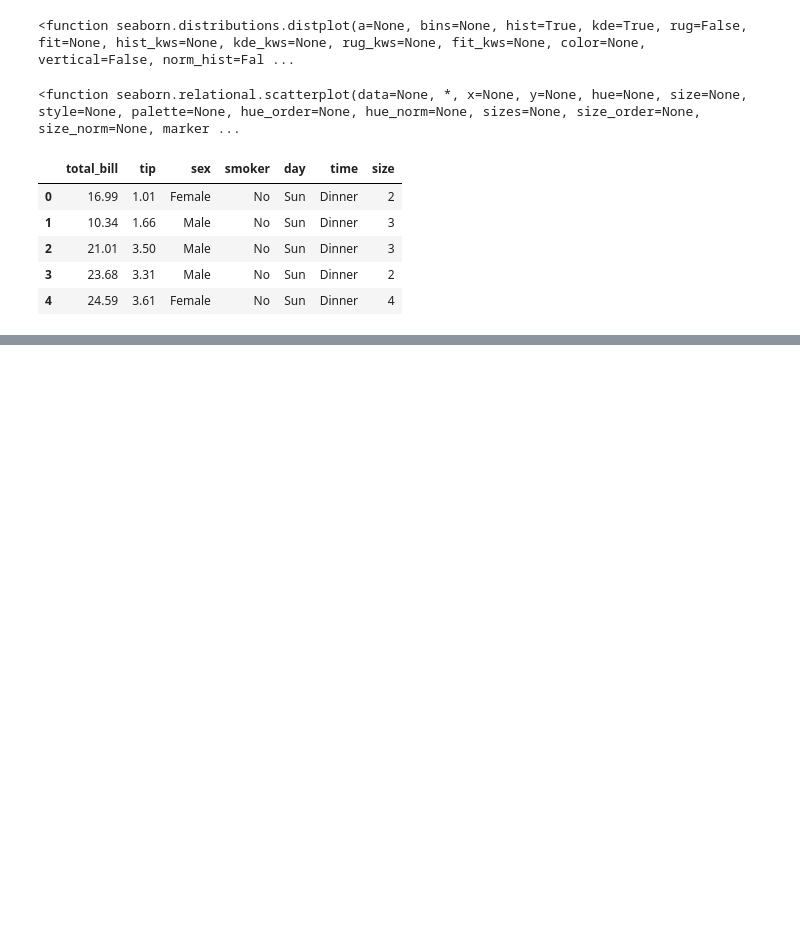
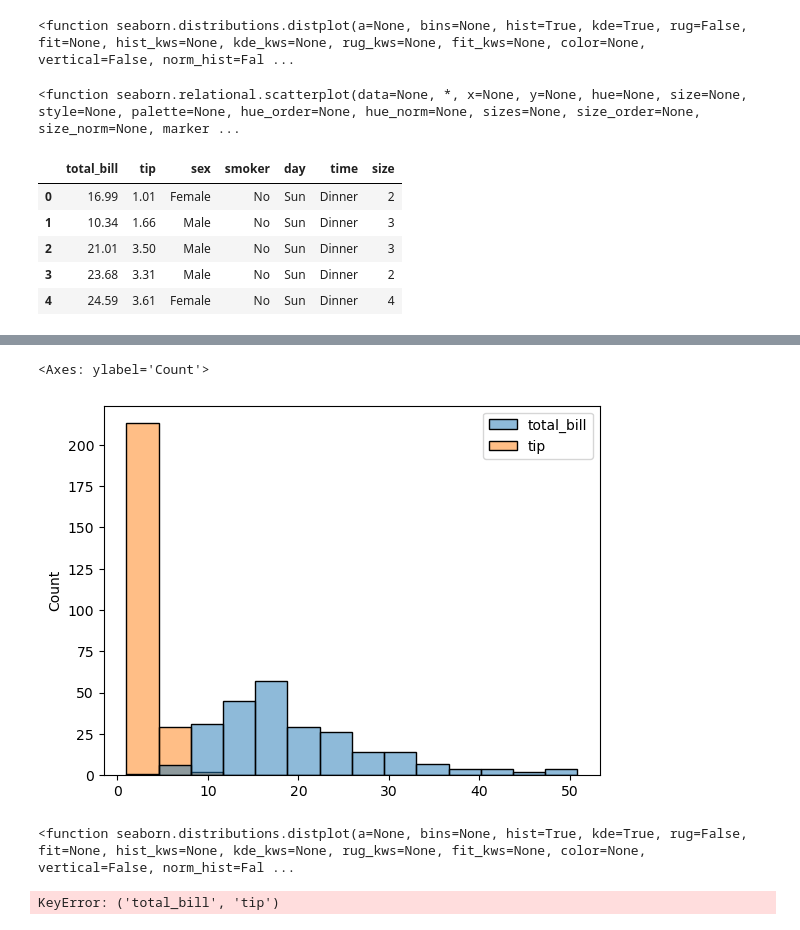
Before and after one commit to layla-focalors/pandas_learning, a Jupyter notebook: Ptest-1N19/Day2.ipynb, the cells around one changed output, grey strips where cells are left out. Drawn from its saved outputs; the diff is of its cells as text; code cells hidden in the pictures; blank space fills up the shorter version.

```diff
--- a/Ptest-1N19/Day2.ipynb
+++ b/Ptest-1N19/Day2.ipynb
@@ -1194,0 +1204,13 @@ sns.stripplot(df['total_bill'])
+# %%
+sns.histplot(data=df[['total_bill', 'tip']])
+# %% [output]
+<Axes: ylabel='Count'>
+[figure, added]
+# %%
+sns.distplot
+# %% [output]
+<function seaborn.distributions.distplot(a=None, bins=None, hist=True, kde=True, rug=False, fit=None, hist_kws=None, kde_kws=None, rug_kws=None, fit_kws=None, color=None, vertical=False, norm_hist=Fal ...
+# %%
+sns.distplot(df['total_bill', 'tip'])
+# %% [output]
+KeyError: ('total_bill', 'tip')
```
Also changed, not shown: parts of 113 cells of this notebook.
